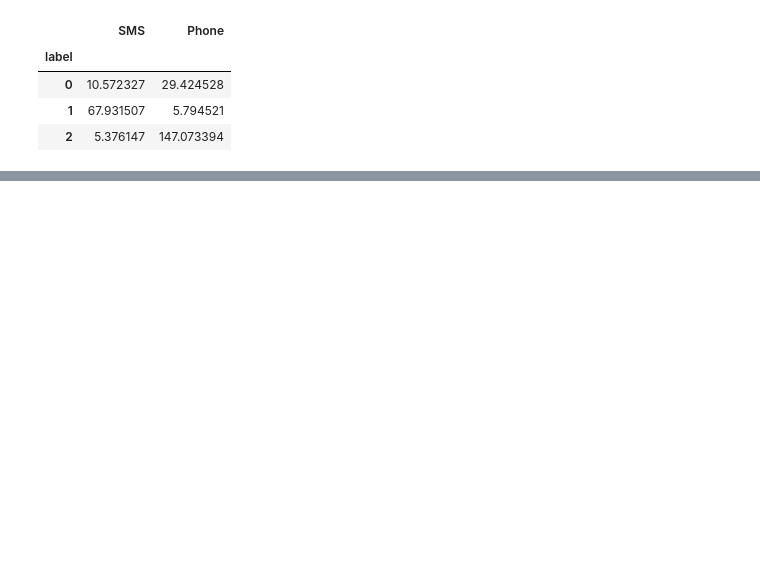
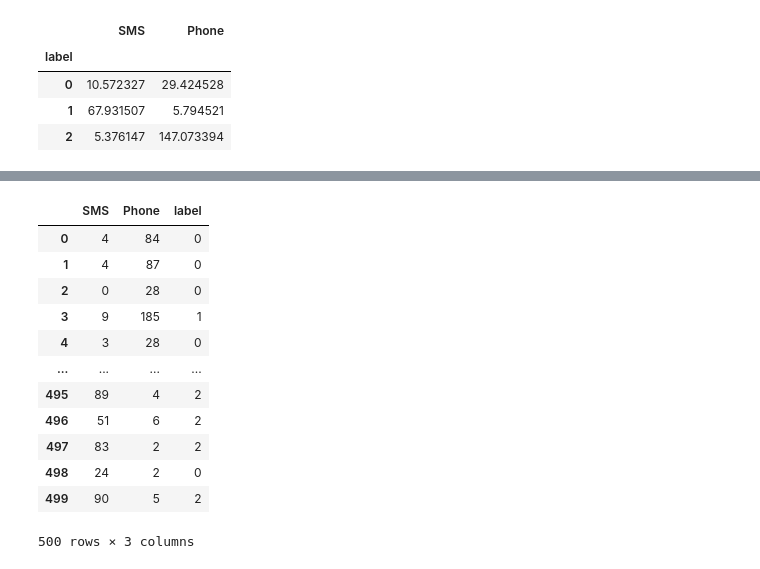
Before and after one commit to mill-ornrakorn/Intermediate-Data-Science--2nd-gen--by-TU-RAC, a Jupyter notebook: 6. Assignment/6.1 Mini Project Machine Learning Algorithm/อรกร_เมฆชัยพร_Clustering_KMeans.ipynb, the cells around one changed output, grey strips where cells are left out. Saved outputs shown, nothing was run; the diff lists cells and outputs as text; code cells hidden in the pictures; blank space fills up the shorter version.

```diff
--- a/6. Assignment/6.1 Mini Project Machine Learning Algorithm/อรกร_เมฆชัยพร_Clustering_KMeans.ipynb
+++ b/6. Assignment/6.1 Mini Project Machine Learning Algorithm/อรกร_เมฆชัยพร_Clustering_KMeans.ipynb
@@ -300,0 +460,17 @@ dtt.groupby(['label']).mean()
+# %%
+df['label'] = kmeans.labels_
+df
+# %% [output]
+|  | SMS | Phone | label |
+| 0 | 4 | 84 | 0 |
+| 1 | 4 | 87 | 0 |
+| 2 | 0 | 28 | 0 |
+| 3 | 9 | 185 | 1 |
+| 4 | 3 | 28 | 0 |
+| ... | ... | ... | ... |
+| 495 | 89 | 4 | 2 |
+| 496 | 51 | 6 | 2 |
+| 497 | 83 | 2 | 2 |
+| 498 | 24 | 2 | 0 |
+| 499 | 90 | 5 | 2 |
+500 rows × 3 columns
```
Also changed, not shown: parts of 31 cells of this notebook, 5 other files.
